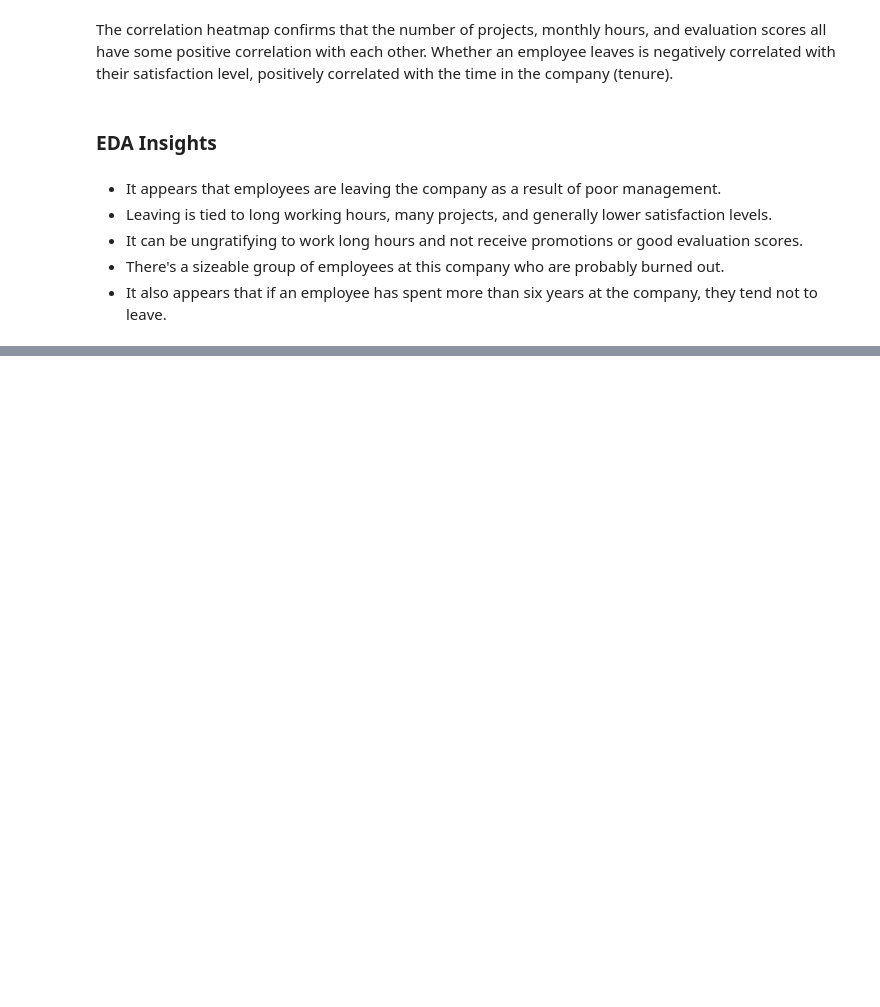
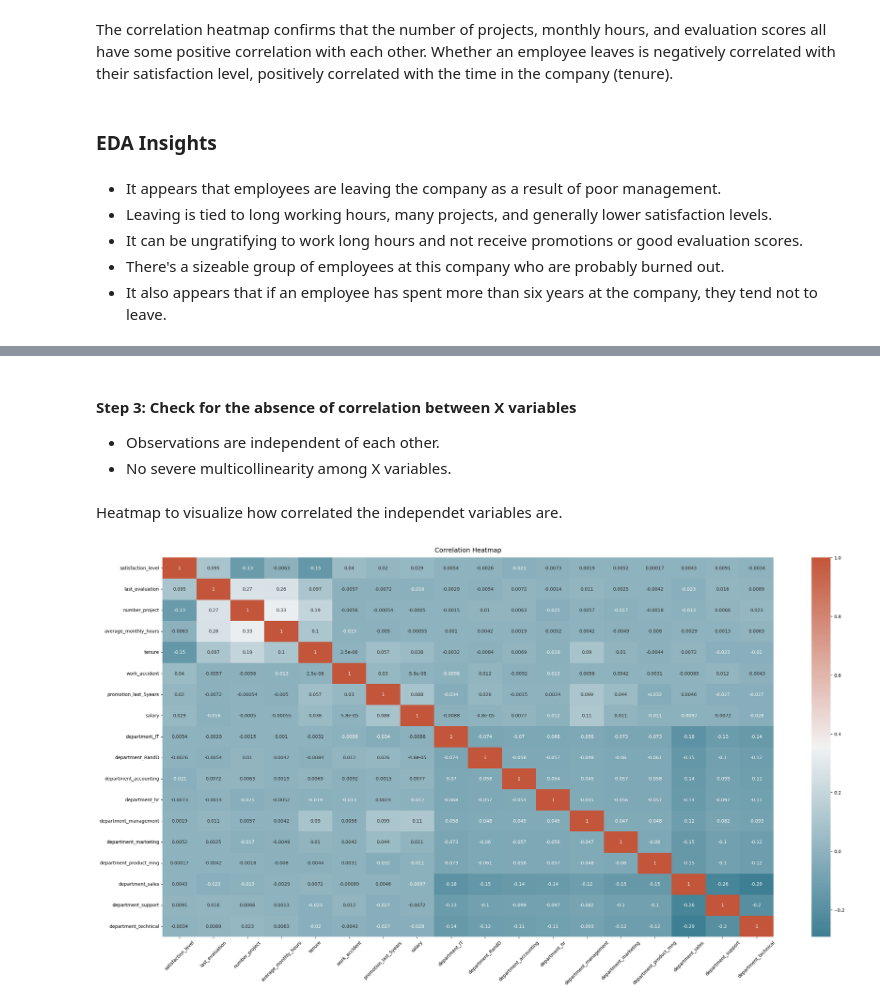
Before and after one commit to AlbertoMPalacioBastos/Machine_Learning_to_provide_insights_for_Human_Resources, a Jupyter notebook: Salifort Motors Project.ipynb, the cells around one changed output, grey strips where cells are left out. Drawn from its saved outputs; the diff is of its cells as text; code cells hidden in the pictures; blank space fills up the shorter version.

```diff
--- a/Salifort Motors Project.ipynb
+++ b/Salifort Motors Project.ipynb
@@ -655,0 +702,19 @@ The correlation heatmap confirms that the number of projects, monthly hours, and
+# %%
+# Copy the dataframe
+df_enc = df1.copy()
+
+# Encode the `salary` column as an ordinal numeric category
+df_enc['salary'] = (
+    df_enc['salary'].astype('category')
+    .cat.set_categories(['low', 'medium', 'high'])
+    .cat.codes
+)
+
+# Dummy encode the `department` column
+df_enc = pd.get_dummies(df_enc, drop_first=False)
+
+# Move 'left' column to last to match "target" structure
+df_enc = mc.MoveToLast(df_enc,'left')
+
+# Display the new dataframe
+df_enc.head(10)
@@ -655,0 +733,17 @@ The correlation heatmap confirms that the number of projects, monthly hours, and
+# %% [markdown]
+#### Step 3: Check for the absence of correlation between X variables
+* Observations are independent of each other.
+* No severe multicollinearity among X variables.
+# %% [markdown]
+Heatmap to visualize how correlated the independet variables are.
+# %%
+# Plot a correlation heatmap
+plt.figure(figsize=(30, 15))
+heatmap = sns.heatmap(df_enc.drop(columns='left').corr(),
+                      annot=True,
+                      cmap=sns.diverging_palette(220, 20, as_cmap=True))
+heatmap.set_title('Correlation Heatmap', fontdict={'fontsize':14}, pad=12)
+plt.xticks(rotation=45)
+plt.show()
+# %% [output]
+[figure, added]
```
Also changed, not shown: parts of 40 cells of this notebook.
